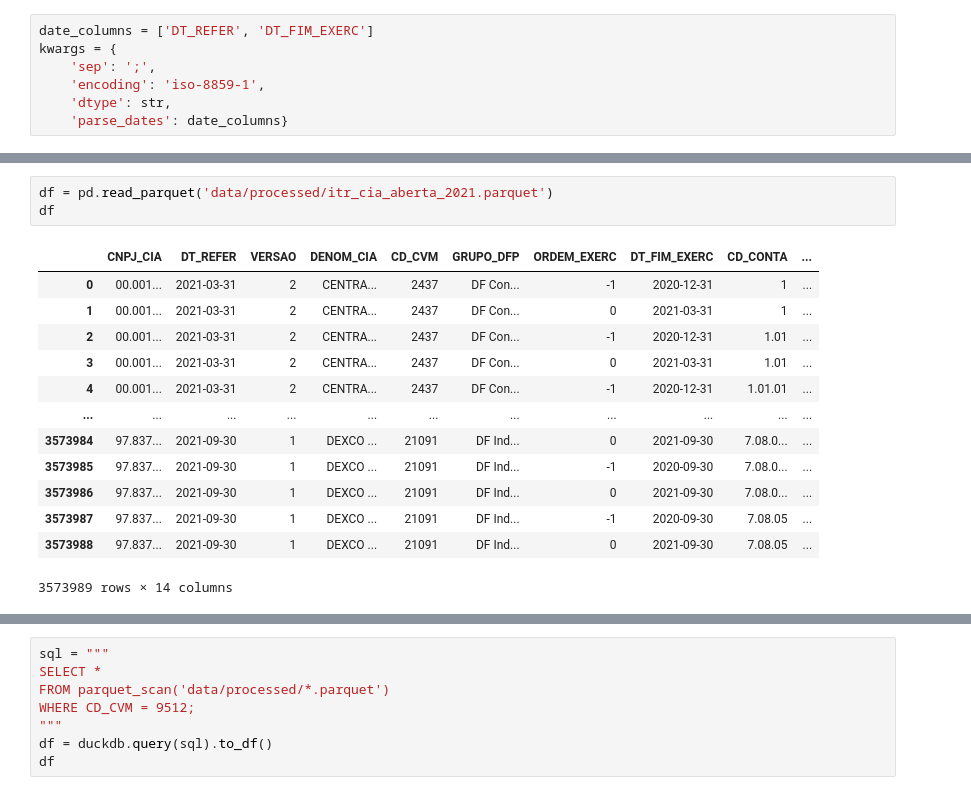
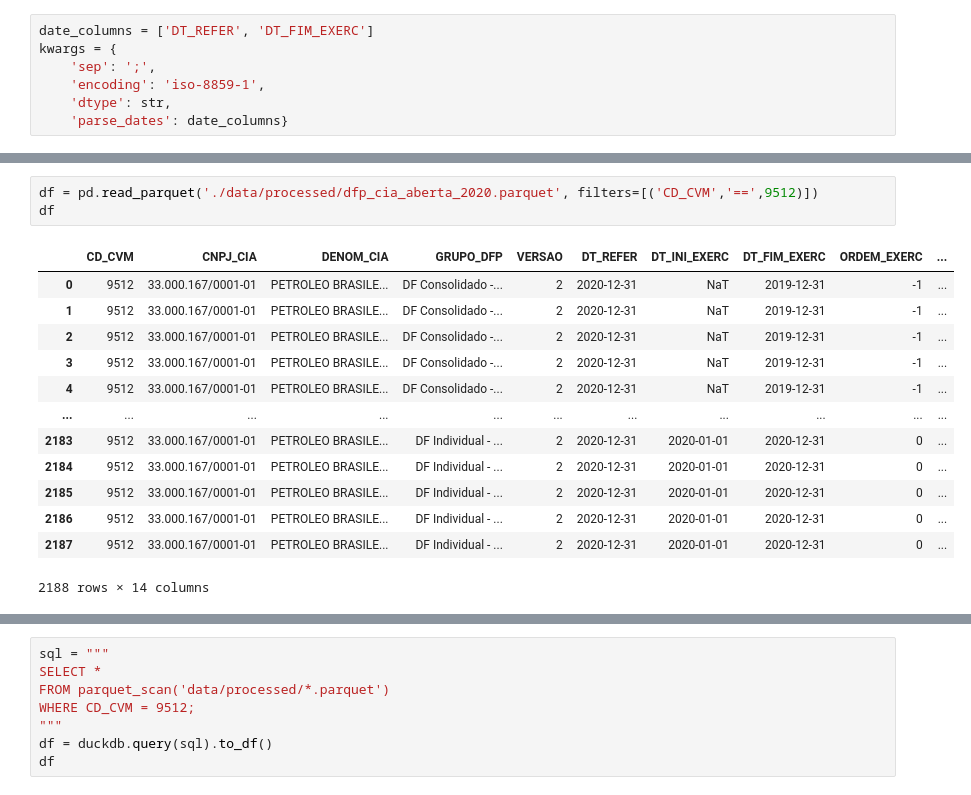
Before and after one commit to crdcj/FinLogic, a Jupyter notebook: explore.ipynb, the cells around one changed output, grey strips where cells are left out. Drawn from its saved outputs; the diff is of its cells as text.

Commit message:
defining data access model

```diff
--- a/explore.ipynb
+++ b/explore.ipynb
@@ -119,17 +139,17 @@ itr_cia_aberta_2022.zip
 # %%
-df = pd.read_parquet('data/processed/itr_cia_aberta_2021.parquet')
+df = pd.read_parquet('./data/processed/dfp_cia_aberta_2020.parquet', filters=[('CD_CVM','==',9512)])
 df
 # %% [output]
-|  | CNPJ_CIA | DT_REFER | VERSAO | DENOM_CIA | CD_CVM | GRUPO_DFP | ORDEM_EXERC | DT_FIM_EXERC | CD_CONTA | ... |
-| 0 | 00.001... | 2021-03-31 | 2 | CENTRA... | 2437 | DF Con... | -1 | 2020-12-31 | 1 | ... |
-| 1 | 00.001... | 2021-03-31 | 2 | CENTRA... | 2437 | DF Con... | 0 | 2021-03-31 | 1 | ... |
-| 2 | 00.001... | 2021-03-31 | 2 | CENTRA... | 2437 | DF Con... | -1 | 2020-12-31 | 1.01 | ... |
-| 3 | 00.001... | 2021-03-31 | 2 | CENTRA... | 2437 | DF Con... | 0 | 2021-03-31 | 1.01 | ... |
-| 4 | 00.001... | 2021-03-31 | 2 | CENTRA... | 2437 | DF Con... | -1 | 2020-12-31 | 1.01.01 | ... |
+|  | CD_CVM | CNPJ_CIA | DENOM_CIA | GRUPO_DFP | VERSAO | DT_REFER | DT_INI_EXERC | DT_FIM_EXERC | ORDEM_EXERC | ... |
+| 0 | 9512 | 33.000.167/0001-01 | PETROLEO BRASILE... | DF Consolidado -... | 2 | 2020-12-31 | NaT | 2019-12-31 | -1 | ... |
+| 1 | 9512 | 33.000.167/0001-01 | PETROLEO BRASILE... | DF Consolidado -... | 2 | 2020-12-31 | NaT | 2019-12-31 | -1 | ... |
+| 2 | 9512 | 33.000.167/0001-01 | PETROLEO BRASILE... | DF Consolidado -... | 2 | 2020-12-31 | NaT | 2019-12-31 | -1 | ... |
+| 3 | 9512 | 33.000.167/0001-01 | PETROLEO BRASILE... | DF Consolidado -... | 2 | 2020-12-31 | NaT | 2019-12-31 | -1 | ... |
+| 4 | 9512 | 33.000.167/0001-01 | PETROLEO BRASILE... | DF Consolidado -... | 2 | 2020-12-31 | NaT | 2019-12-31 | -1 | ... |
 | ... | ... | ... | ... | ... | ... | ... | ... | ... | ... | ... |
-| 3573984 | 97.837... | 2021-09-30 | 1 | DEXCO ... | 21091 | DF Ind... | 0 | 2021-09-30 | 7.08.0... | ... |
-| 3573985 | 97.837... | 2021-09-30 | 1 | DEXCO ... | 21091 | DF Ind... | -1 | 2020-09-30 | 7.08.0... | ... |
-| 3573986 | 97.837... | 2021-09-30 | 1 | DEXCO ... | 21091 | DF Ind... | 0 | 2021-09-30 | 7.08.0... | ... |
-| 3573987 | 97.837... | 2021-09-30 | 1 | DEXCO ... | 21091 | DF Ind... | -1 | 2020-09-30 | 7.08.05 | ... |
-| 3573988 | 97.837... | 2021-09-30 | 1 | DEXCO ... | 21091 | DF Ind... | 0 | 2021-09-30 | 7.08.05 | ... |
+| 2183 | 9512 | 33.000.167/0001-01 | PETROLEO BRASILE... | DF Individual - ... | 2 | 2020-12-31 | 2020-01-01 | 2020-12-31 | 0 | ... |
+| 2184 | 9512 | 33.000.167/0001-01 | PETROLEO BRASILE... | DF Individual - ... | 2 | 2020-12-31 | 2020-01-01 | 2020-12-31 | 0 | ... |
+| 2185 | 9512 | 33.000.167/0001-01 | PETROLEO BRASILE... | DF Individual - ... | 2 | 2020-12-31 | 2020-01-01 | 2020-12-31 | 0 | ... |
+| 2186 | 9512 | 33.000.167/0001-01 | PETROLEO BRASILE... | DF Individual - ... | 2 | 2020-12-31 | 2020-01-01 | 2020-12-31 | 0 | ... |
+| 2187 | 9512 | 33.000.167/0001-01 | PETROLEO BRASILE... | DF Individual - ... | 2 | 2020-12-31 | 2020-01-01 | 2020-12-31 | 0 | ... |
-3573989 rows × 14 columns
+2188 rows × 14 columns
```
Also changed, not shown: parts of 8 cells of this notebook.
